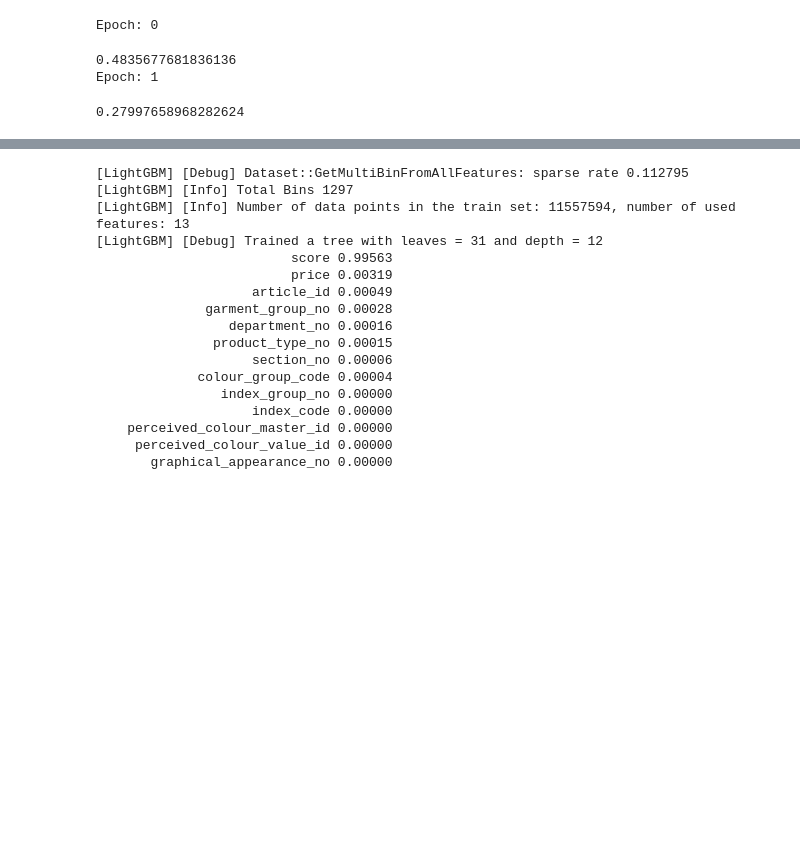
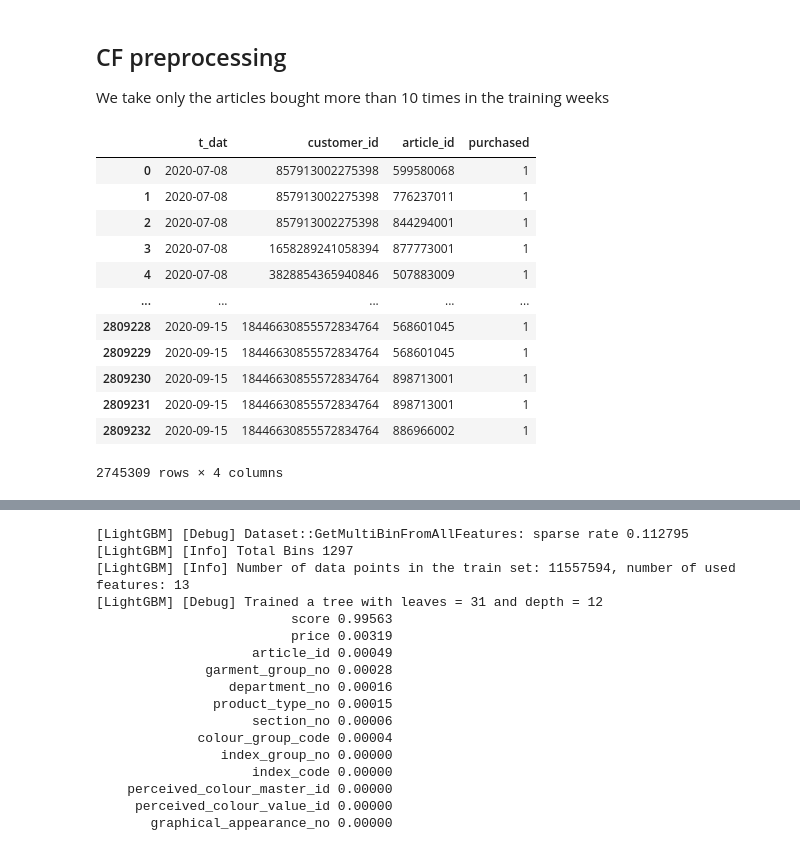
Before and after one commit to LienM/ai-project-23-24, a Jupyter notebook: IliasAhmindach/Research-Question/RQ1.ipynb, the cells around one changed output, grey strips where cells are left out. Drawn from its saved outputs; the diff is of its cells as text; code cells hidden in the pictures; blank space fills up the shorter version.

```diff
--- a/IliasAhmindach/Research-Question/RQ1.ipynb
+++ b/IliasAhmindach/Research-Question/RQ1.ipynb
@@ -156,24 +175,26 @@ test_week = 104
 num_training_weeks = 10
 testing_weeks = np.arange(test_week-num_training_weeks, test_week)
 train_data = transactions[transactions.week.isin(testing_weeks)].reset_index(drop=True)
+# %% [markdown]
+## CF preprocessing
+We take only the articles bought more than 10 times in the training weeks
 # %%
-np.random.seed(100)
-
 itemcf_transactions = train_data.copy().drop(['sales_channel_id', 'price', 'week'], axis=1)
 most_bought_articles = itemcf_transactions['article_id'].value_counts()[lambda x: x > 10].index
 itemcf_transactions = itemcf_transactions[itemcf_transactions['article_id'].isin(most_bought_articles)]
 itemcf_transactions['purchased'] = 1
-
-negative_samples = pd.DataFrame({
-    'article_id': np.random.choice(itemcf_transactions.article_id.unique(), itemcf_transactions.shape[0]),
-    'customer_id': np.random.choice(itemcf_transactions.customer_id.unique(), itemcf_transactions.shape[0]),
-    'purchased': np.zeros(itemcf_transactions.shape[0])
-})
-
-rec = ItemCF(itemcf_transactions, negative_samples, num_components=1000)
-rec.fit(n_epochs=60)
+itemcf_transactions
 # %% [output]
+|  | t_dat | customer_id | article_id | purchased |
+| 0 | 2020-07-08 | 857913002275398 | 599580068 | 1 |
+| 1 | 2020-07-08 | 857913002275398 | 776237011 | 1 |
+| 2 | 2020-07-08 | 857913002275398 | 844294001 | 1 |
+| 3 | 2020-07-08 | 1658289241058394 | 877773001 | 1 |
+| 4 | 2020-07-08 | 3828854365940846 | 507883009 | 1 |
+| ... | ... | ... | ... | ... |
+| 2809228 | 2020-09-15 | 18446630855572834764 | 568601045 | 1 |
+| 2809229 | 2020-09-15 | 18446630855572834764 | 568601045 | 1 |
+| 2809230 | 2020-09-15 | 18446630855572834764 | 898713001 | 1 |
+| 2809231 | 2020-09-15 | 18446630855572834764 | 898713001 | 1 |
+| 2809232 | 2020-09-15 | 18446630855572834764 | 886966002 | 1 |
-Epoch: 0
+2745309 rows × 4 columns
-0.4835677681836136
-Epoch: 1
-0.27997658968282624
```
Also changed, not shown: parts of 13 cells of this notebook, 4 other files.
